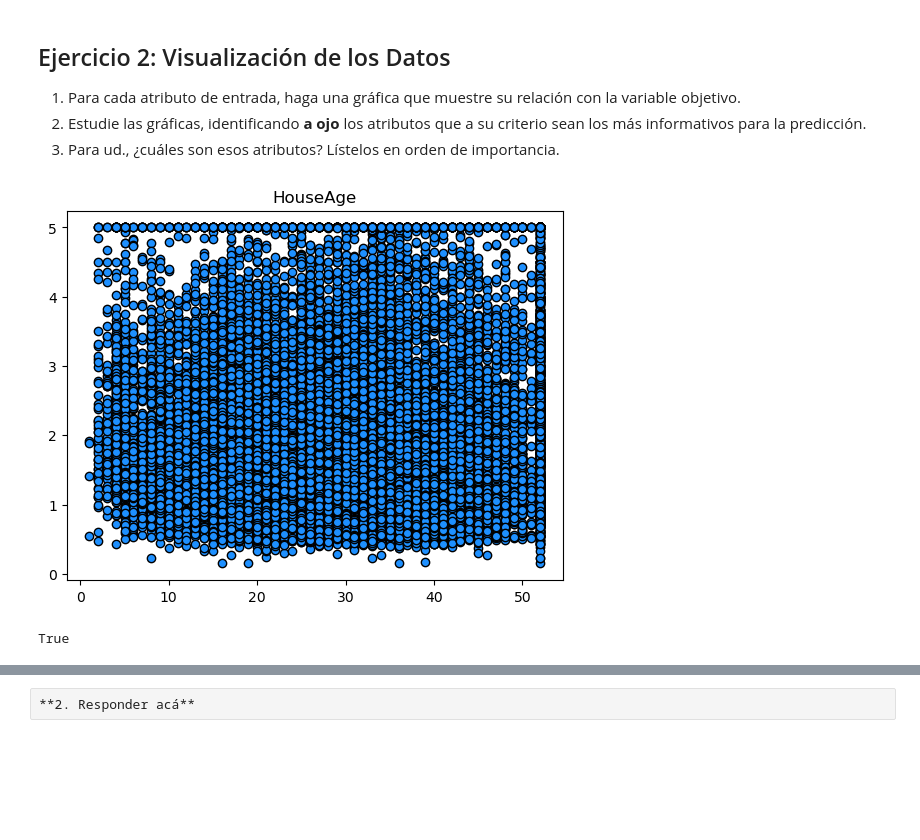
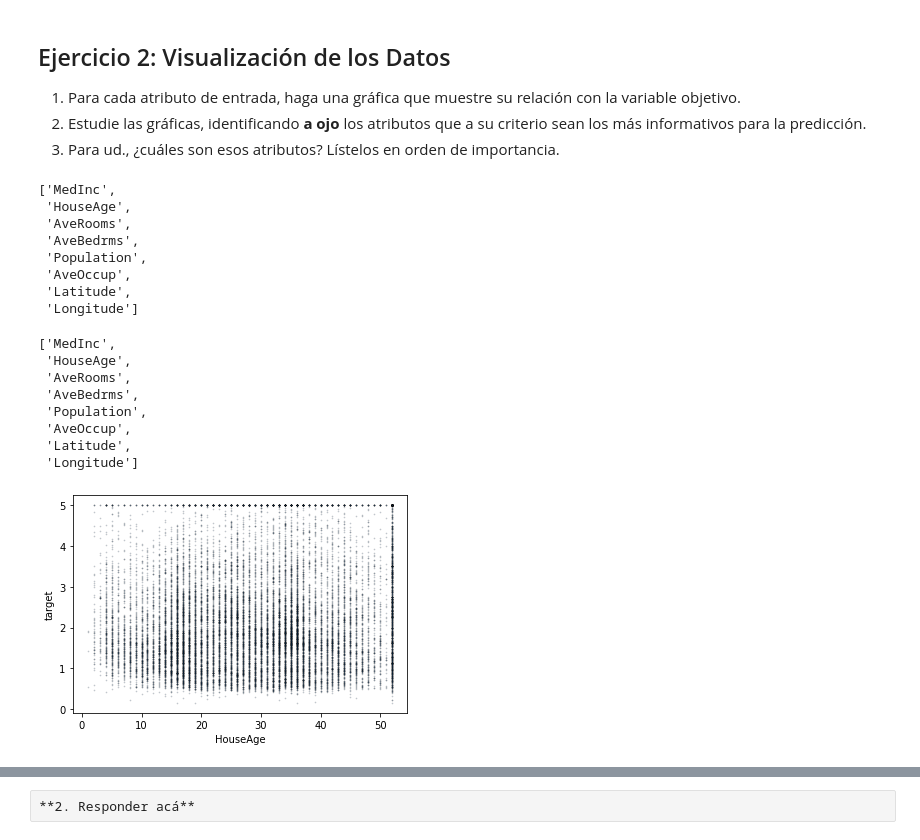
Before and after one commit to antotaverna/IntroduccionAprendizajeAutomatico, a Jupyter notebook: Lab_1.ipynb, the cells around one changed output, grey strips where cells are left out. Saved outputs shown, nothing was run; the diff lists cells and outputs as text; code cells hidden in the pictures; blank space fills up the shorter version.

```diff
--- a/Lab_1.ipynb
+++ b/Lab_1.ipynb
@@ -89,17 +195,38 @@ Nota Anto: Predecir preicio de casas en california. Ver *escala* de los graficos
 1. Para cada atributo de entrada, haga una gráfica que muestre su relación con la variable objetivo.
 2. Estudie las gráficas, identificando **a ojo** los atributos que a su criterio sean los más informativos para la predicción.
 3. Para ud., ¿cuáles son esos atributos? Lístelos en orden de importancia.
+# %%
+california['feature_names']
+# %% [output]
+['MedInc',
+ 'HouseAge',
+ 'AveRooms',
+ 'AveBedrms',
+ 'Population',
+ 'AveOccup',
+ 'Latitude',
+ 'Longitude']
+# %%
+california['feature_names']
+# %% [output]
+['MedInc',
+ 'HouseAge',
+ 'AveRooms',
+ 'AveBedrms',
+ 'Population',
+ 'AveOccup',
+ 'Latitude',
+ 'Longitude']
 # %%
 # 1. Resolver acá. Ayuda/ejemplo:
 feature = 'HouseAge'
 #selector = california['feature_names'].index(feature)
+
 selector = (np.array(california['feature_names']) == 'HouseAge')
-plt.scatter(X[:, selector], y, facecolor="dodgerblue", edgecolor="k", label="datos")
-plt.title(feature)
+plt.scatter(X[:, selector], y, s=0.5, facecolor="dodgerblue", edgecolor="k", alpha=0.2)
+#plt.title(feature)
+plt.xlabel(feature)
+plt.ylabel('target')
 plt.show()
 # %% [output]
-[figure, old version]
+[figure, new version]
-# %%
-california['feature_names'][1] == feature
-# %% [output]
-True
```
Also changed, not shown: parts of 31 cells of this notebook, 5 other files.
